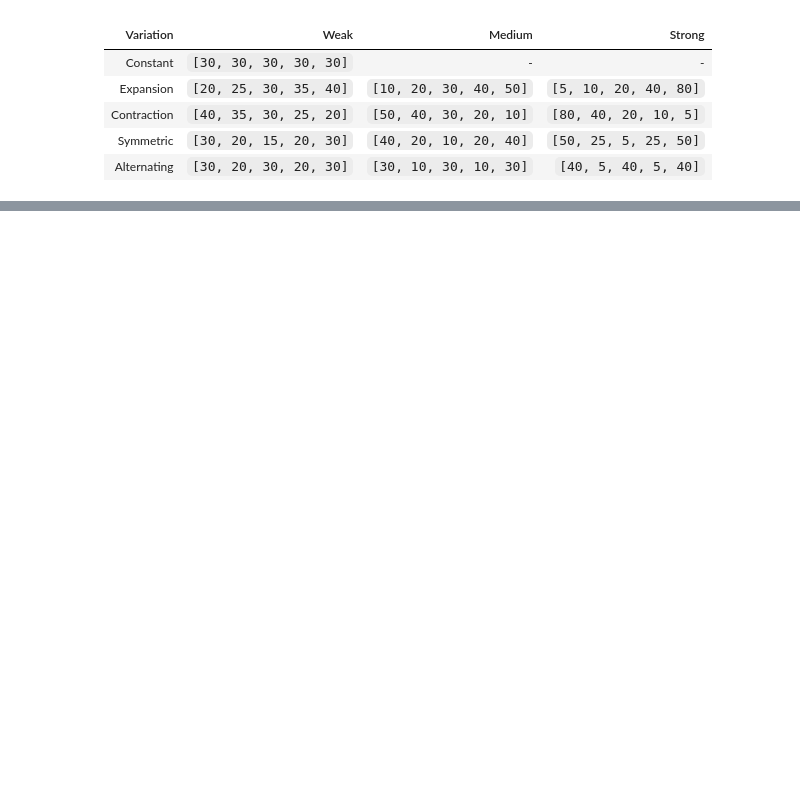
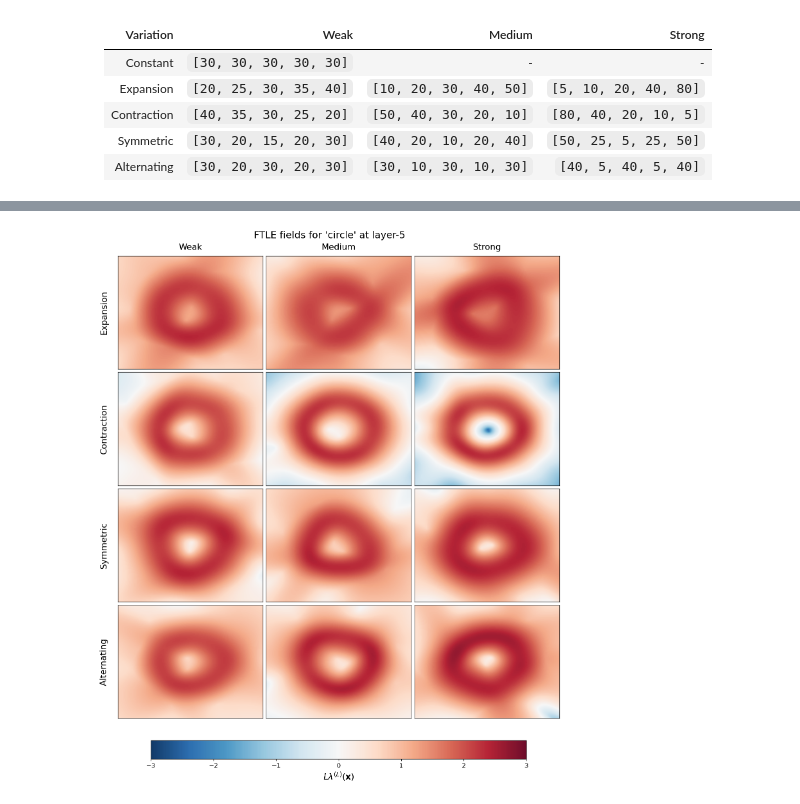
Before and after one commit to olegmaxus/ftlelab, a Jupyter notebook: notebooks/experiment_1.ipynb, the cells around one changed output, grey strips where cells are left out. Cells and saved outputs as stored; diff of their text form; code cells hidden in the pictures; blank space fills up the shorter version.

```diff
--- a/notebooks/experiment_1.ipynb
+++ b/notebooks/experiment_1.ipynb
@@ -163,0 +348,31 @@ for ell in ell_list:
+# %%
+grids_jax = {
+    "circle": grid_circ_jax,
+    "moons": grid_moons_jax,
+    "spiral": grid_spiral_jax,
+    "xor": grid_xor_jax
+}
+# %%
+networks_grid_tanh_ftle = {}
+for dataset_name in ["circle"]:
+    networks_grid_tanh_ftle[dataset_name] = {}
+    for network in networks_grid_tanh[dataset_name].keys():
+        net = networks_grid_tanh[dataset_name][network]
+
+        params_jax = pytorch_dense_to_jax_params(net)
+        networks_grid_tanh_ftle[dataset_name][f"{network}-ftle_fields"] = {}
+        for depth in range(1, 6):
+            lam_np = ftle_field_batched(
+                model_type="dense",
+                params=params_jax,
+                X_np=grids_jax[dataset_name],
+                layer_spec=("hidden_k", depth),
+                time_L=depth,
+                batch_size=2048,
+                activation="tanh",
+                output_activation="tanh",
+                dtype="float32",
+                max_steps=30
+            )
+            lam_np.reshape(YY.shape)
+            networks_grid_tanh_ftle[dataset_name][f"{network}-ftle_fields"][f"layer-{depth}"] = lam_np
@@ -163,0 +576,12 @@ for ell in ell_list:
+# %%
+plot_circle_ftle_grid(
+    networks_grid_tanh_ftle,
+    layer_key="layer-5",
+    dataset_name="circle",
+    nx=200,
+    ny=200,
+    extent=(-1.2, 1.2, -1.2, 1.2),
+    scale_by_L=True,
+)
+# %% [output]
+[figure, added]
```
Also changed, not shown: parts of 26 cells of this notebook, 15 other files.
